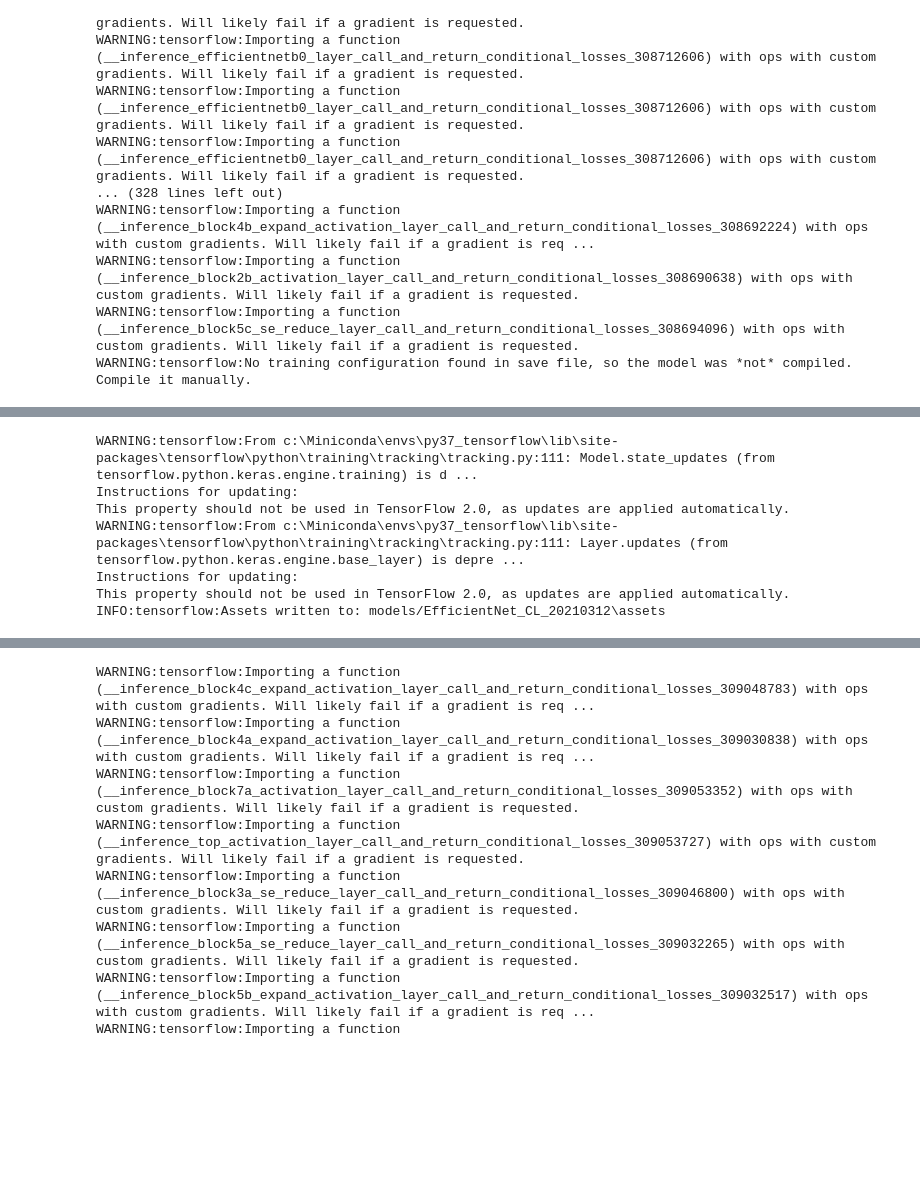
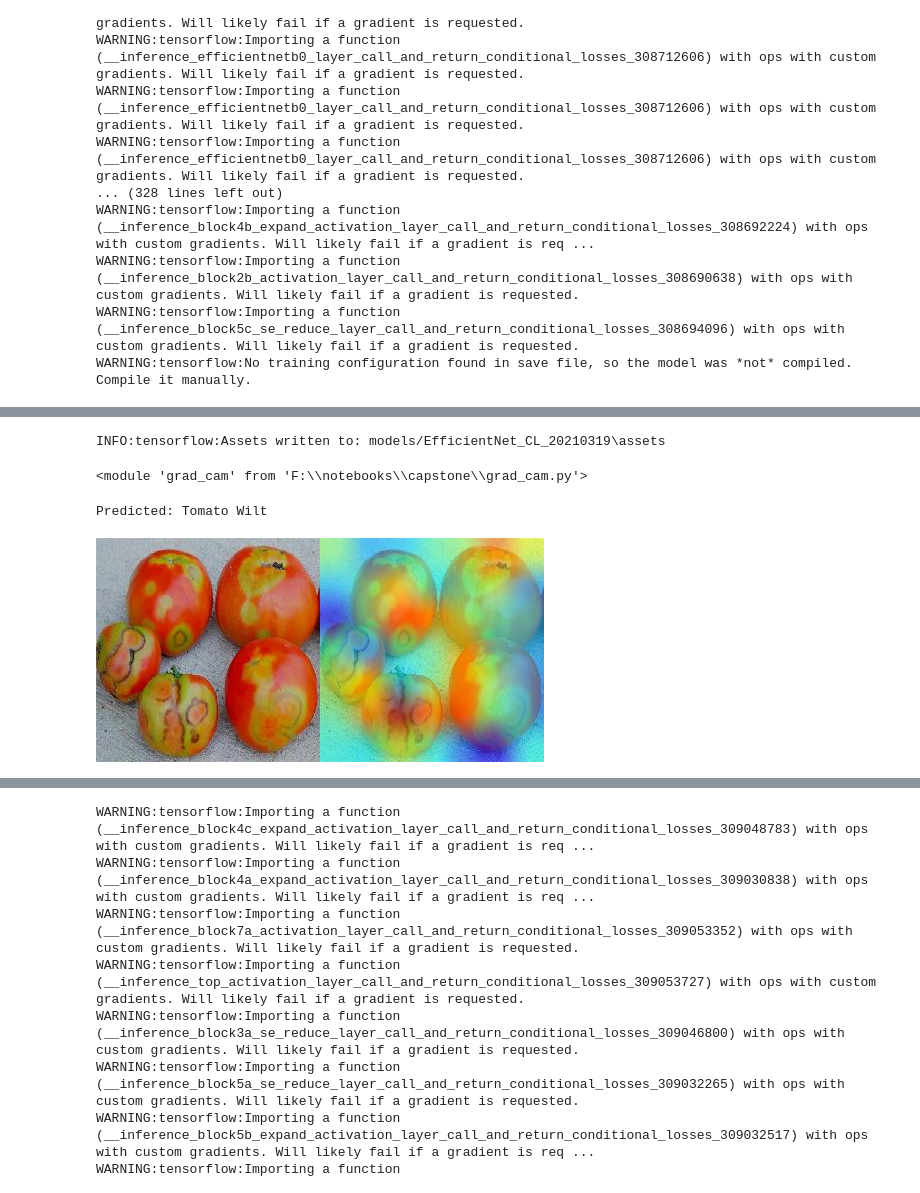
Before and after one commit to louis-li/PlantDiseaseDetection, a Jupyter notebook: 4. CL-Tomato.ipynb, the cells around one changed output, grey strips where cells are left out. Saved outputs shown, nothing was run; the diff lists cells and outputs as text; code cells hidden in the pictures; blank space fills up the shorter version.

```diff
--- a/4. CL-Tomato.ipynb
+++ b/4. CL-Tomato.ipynb
@@ -429,10 +429,15 @@ plt.show()
 # %%
-model2.save('models/EfficientNet_CL_20210314')
+model2.save('models/EfficientNet_CL_20210319')
 # %% [output]
-WARNING:tensorflow:From c:\Miniconda\envs\py37_tensorflow\lib\site-packages\tensorflow\python\training\tracking\tracking.py:111: Model.state_updates (from tensorflow.python.keras.engine.training) is d ...
-Instructions for updating:
-This property should not be used in TensorFlow 2.0, as updates are applied automatically.
-WARNING:tensorflow:From c:\Miniconda\envs\py37_tensorflow\lib\site-packages\tensorflow\python\training\tracking\tracking.py:111: Layer.updates (from tensorflow.python.keras.engine.base_layer) is depre ...
-Instructions for updating:
-This property should not be used in TensorFlow 2.0, as updates are applied automatically.
-INFO:tensorflow:Assets written to: models/EfficientNet_CL_20210312\assets
+INFO:tensorflow:Assets written to: models/EfficientNet_CL_20210319\assets
+# %%
+import importlib
+importlib.reload(grad_cam)
+# %% [output]
+<module 'grad_cam' from 'F:\\notebooks\\capstone\\grad_cam.py'>
+# %%
+import grad_cam
+grad_cam.showGradCam(model2, classifier_layer_name=['global_average_pooling2d_4','dense_6'], img_path = r"F:\notebooks\capstone\data\multipleplants\Tomato___Wilt\49.png", classes=classes)
+# %% [output]
+Predicted: Tomato Wilt
+[figure, added]
```
Also changed, not shown: parts of 12 cells of this notebook, 2 other files.
